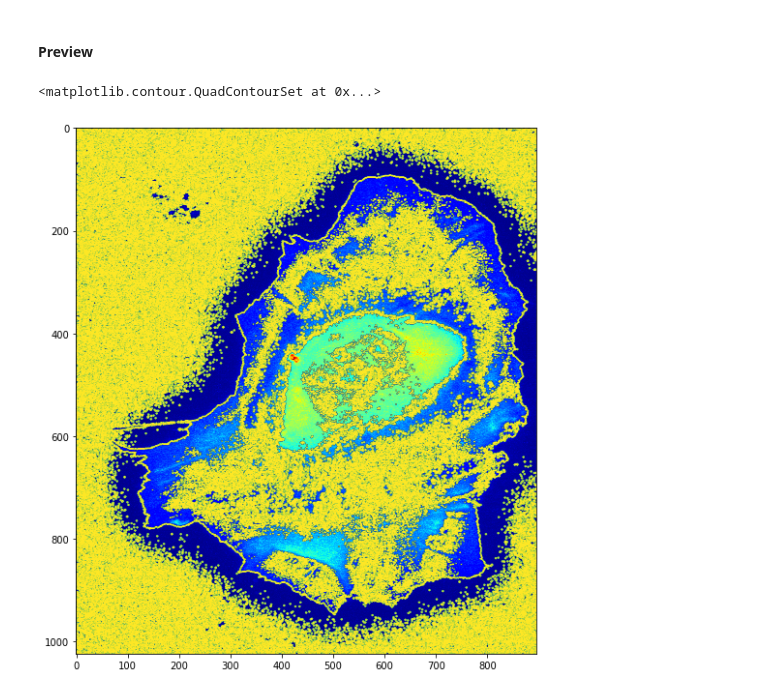
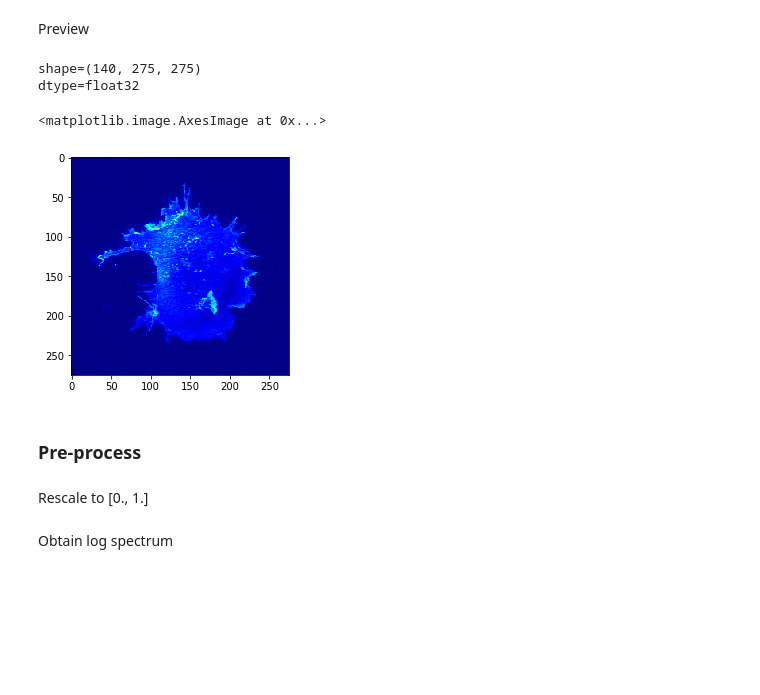
Before and after one commit to y3nr1ng/utoolbox-core, a Jupyter notebook: segmentation_2d.ipynb, the cells around one changed output. Drawn from its saved outputs; the diff is of its cells as text; code cells hidden in the pictures; blank space fills up the shorter version.

```diff
--- a/segmentation_2d.ipynb
+++ b/segmentation_2d.ipynb
@@ -17,5 +20,5 @@ plt.rcParams['figure.figsize'] = (8, 8)
 # %%
-source_folder = os.path.join("data", "20170906_RFiSHG6SCAAX")
+source_folder = os.path.join("data", "20171201_RFiSHp2aLFCYC", "decon", "488")
 print(source_folder)
 file_list = fileutils.list_files(
     source_folder,
@@ -57,9 +34,24 @@ contour = mask_to_contour(mask)
-# %% [markdown]
-#### Preview
-# %%
-plt.figure(figsize=(10,10))
-plt.imshow(xy_proj, cmap='jet')
-plt.contour(contour, origin='lower', linewidths=1)
-# %% [output]
-<matplotlib.contour.QuadContourSet at 0x...>
-[figure, removed]
+# %%
+I = Raster(Volume, file_path)
+# %%
+from scipy.ndimage.interpolation import zoom
+I = zoom(I, [1., .102/.3, .102/.3])
+# %% [markdown]
+Preview
+# %%
+print("shape={}".format(I.shape))
+print("dtype={}".format(I.dtype))
+
+Ixy = np.amax(I, axis=0)
+
+plt.figure()
+plt.imshow(Ixy, cmap='jet')
+# %% [output]
+shape=(140, 275, 275)
+dtype=float32
+<matplotlib.image.AxesImage at 0x...>
+[figure, added]
+# %% [markdown]
+### Pre-process
+# %% [markdown]
+Rescale to [0., 1.]
@@ -65,0 +60,2 @@ plt.contour(contour, origin='lower', linewidths=1)
+# %% [markdown]
+Obtain log spectrum
```
Also changed, not shown: parts of 27 cells of this notebook, 1 other file.
